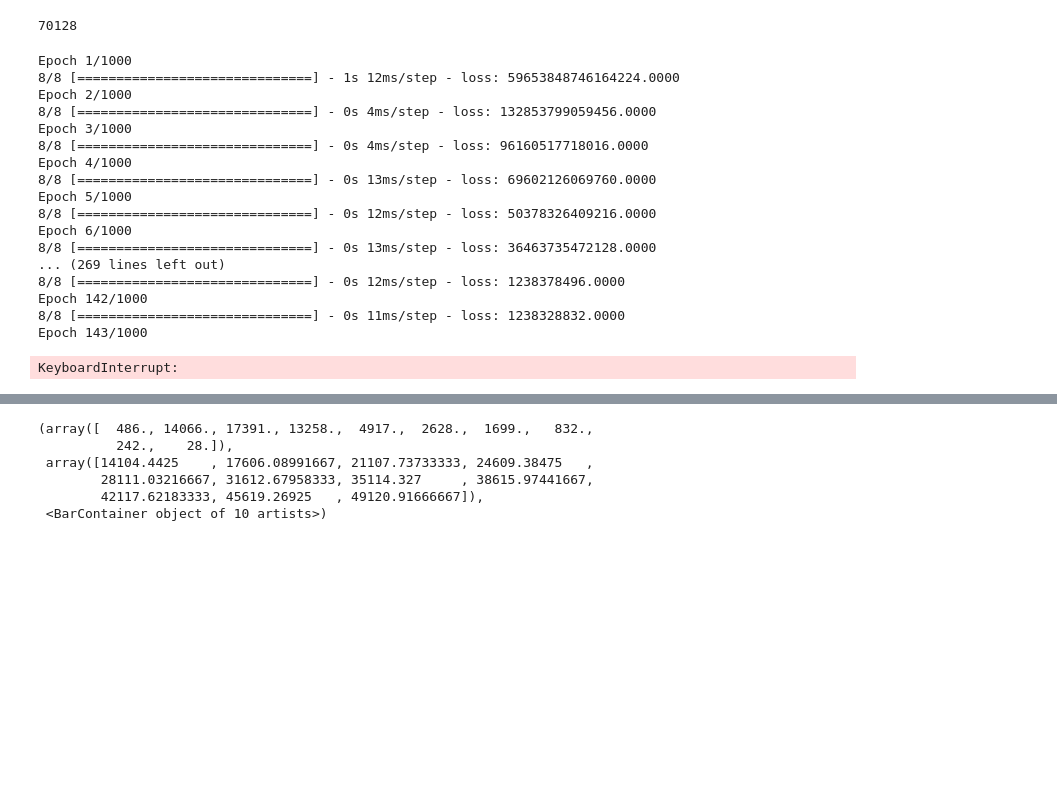
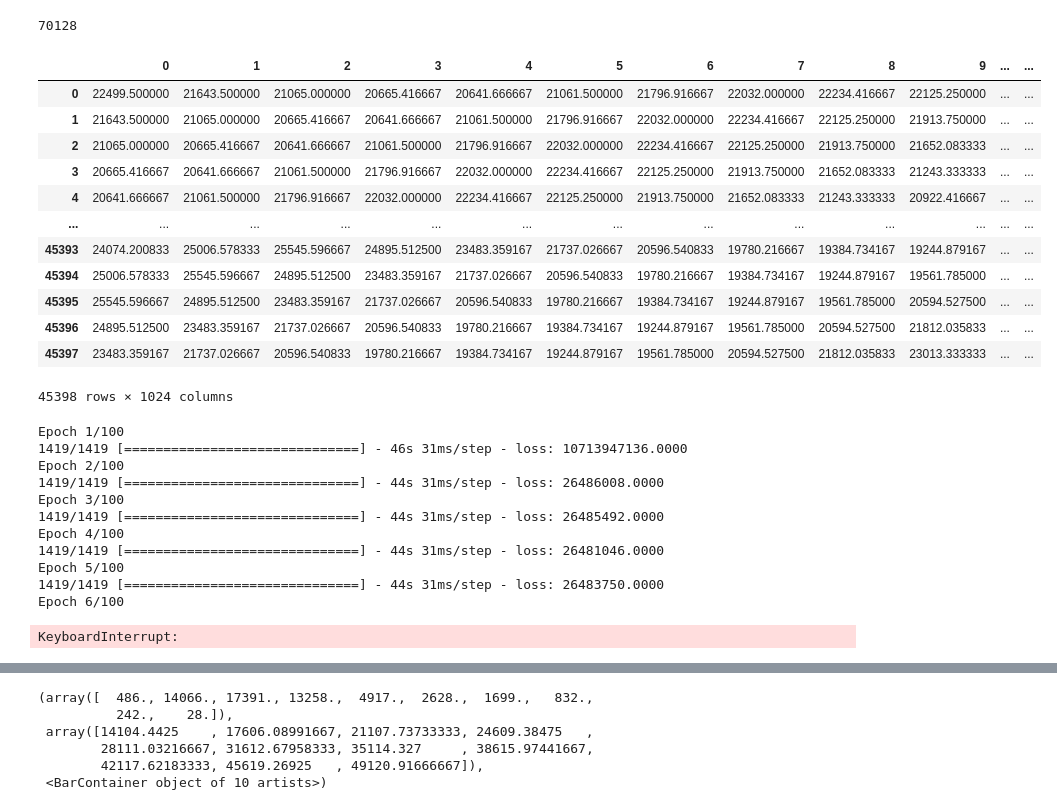
Before and after one commit to abosneaga/renewable_power, a Jupyter notebook: model_notebooks/LSTM_Python.ipynb, the cells around one changed output, grey strips where cells are left out. Cells and saved outputs as stored; diff of their text form; code cells hidden in the pictures; blank space fills up the shorter version.

```diff
--- a/model_notebooks/LSTM_Python.ipynb
+++ b/model_notebooks/LSTM_Python.ipynb
@@ -73,6 +116,22 @@ train_size = int(len(X) * 0.8)
 test_size = len(X) - train_size
 train_X, test_X = X[0:train_size], X[train_size:len(X)]
 train_Y, test_Y = Y[0:train_size], Y[train_size:len(Y)]
+# %%
+pd.DataFrame(train_X[:, :, 0])
+# %% [output]
+|  | 0 | 1 | 2 | 3 | 4 | 5 | 6 | 7 | 8 | 9 | ... | ... |
+| 0 | 22499.500000 | 21643.500000 | 21065.000000 | 20665.416667 | 20641.666667 | 21061.500000 | 21796.916667 | 22032.000000 | 22234.416667 | 22125.250000 | ... | ... |
+| 1 | 21643.500000 | 21065.000000 | 20665.416667 | 20641.666667 | 21061.500000 | 21796.916667 | 22032.000000 | 22234.416667 | 22125.250000 | 21913.750000 | ... | ... |
+| 2 | 21065.000000 | 20665.416667 | 20641.666667 | 21061.500000 | 21796.916667 | 22032.000000 | 22234.416667 | 22125.250000 | 21913.750000 | 21652.083333 | ... | ... |
+| 3 | 20665.416667 | 20641.666667 | 21061.500000 | 21796.916667 | 22032.000000 | 22234.416667 | 22125.250000 | 21913.750000 | 21652.083333 | 21243.333333 | ... | ... |
+| 4 | 20641.666667 | 21061.500000 | 21796.916667 | 22032.000000 | 22234.416667 | 22125.250000 | 21913.750000 | 21652.083333 | 21243.333333 | 20922.416667 | ... | ... |
+| ... | ... | ... | ... | ... | ... | ... | ... | ... | ... | ... | ... | ... |
+| 45393 | 24074.200833 | 25006.578333 | 25545.596667 | 24895.512500 | 23483.359167 | 21737.026667 | 20596.540833 | 19780.216667 | 19384.734167 | 19244.879167 | ... | ... |
+| 45394 | 25006.578333 | 25545.596667 | 24895.512500 | 23483.359167 | 21737.026667 | 20596.540833 | 19780.216667 | 19384.734167 | 19244.879167 | 19561.785000 | ... | ... |
+| 45395 | 25545.596667 | 24895.512500 | 23483.359167 | 21737.026667 | 20596.540833 | 19780.216667 | 19384.734167 | 19244.879167 | 19561.785000 | 20594.527500 | ... | ... |
+| 45396 | 24895.512500 | 23483.359167 | 21737.026667 | 20596.540833 | 19780.216667 | 19384.734167 | 19244.879167 | 19561.785000 | 20594.527500 | 21812.035833 | ... | ... |
+| 45397 | 23483.359167 | 21737.026667 | 20596.540833 | 19780.216667 | 19384.734167 | 19244.879167 | 19561.785000 | 20594.527500 | 21812.035833 | 23013.333333 | ... | ... |
+45398 rows × 1024 columns
 # %%
 # Reshape input to be [samples, time steps, features]
 train_X = train_X.reshape((train_X.shape[0], train_X.shape[1], 1))
@@ -88,25 +147,19 @@ model3.add(Dense(1))
 model3.compile(loss='mean_squared_error', optimizer='sgd')
 # %%
 # Proof of concept: checking to see if the model errors or yields erroneous results
-model3.fit(train_X[:250, :, :], train_Y[:250], epochs=1000, batch_size=32, verbose=1)
+model3.fit(train_X[:, :, :], train_Y[:], epochs=100, batch_size=32, verbose=1)
 # %% [output]
-Epoch 1/1000
-8/8 [==============================] - 1s 12ms/step - loss: 59653848746164224.0000
-Epoch 2/1000
-8/8 [==============================] - 0s 4ms/step - loss: 132853799059456.0000
-Epoch 3/1000
-8/8 [==============================] - 0s 4ms/step - loss: 96160517718016.0000
-Epoch 4/1000
-8/8 [==============================] - 0s 13ms/step - loss: 69602126069760.0000
-Epoch 5/1000
-8/8 [==============================] - 0s 12ms/step - loss: 50378326409216.0000
-Epoch 6/1000
-8/8 [==============================] - 0s 13ms/step - loss: 36463735472128.0000
-... (269 lines left out)
-8/8 [==============================] - 0s 12ms/step - loss: 1238378496.0000
-Epoch 142/1000
-8/8 [==============================] - 0s 11ms/step - loss: 1238328832.0000
-Epoch 143/1000
+Epoch 1/100
+1419/1419 [==============================] - 46s 31ms/step - loss: 10713947136.0000
+Epoch 2/100
+1419/1419 [==============================] - 44s 31ms/step - loss: 26486008.0000
+Epoch 3/100
+1419/1419 [==============================] - 44s 31ms/step - loss: 26485492.0000
+Epoch 4/100
+1419/1419 [==============================] - 44s 31ms/step - loss: 26481046.0000
+Epoch 5/100
+1419/1419 [==============================] - 44s 31ms/step - loss: 26483750.0000
+Epoch 6/100
 KeyboardInterrupt:
 # %%
 # np.sqrt(model3.history.history['loss'])
```
Also changed, not shown: parts of 9 cells of this notebook.
